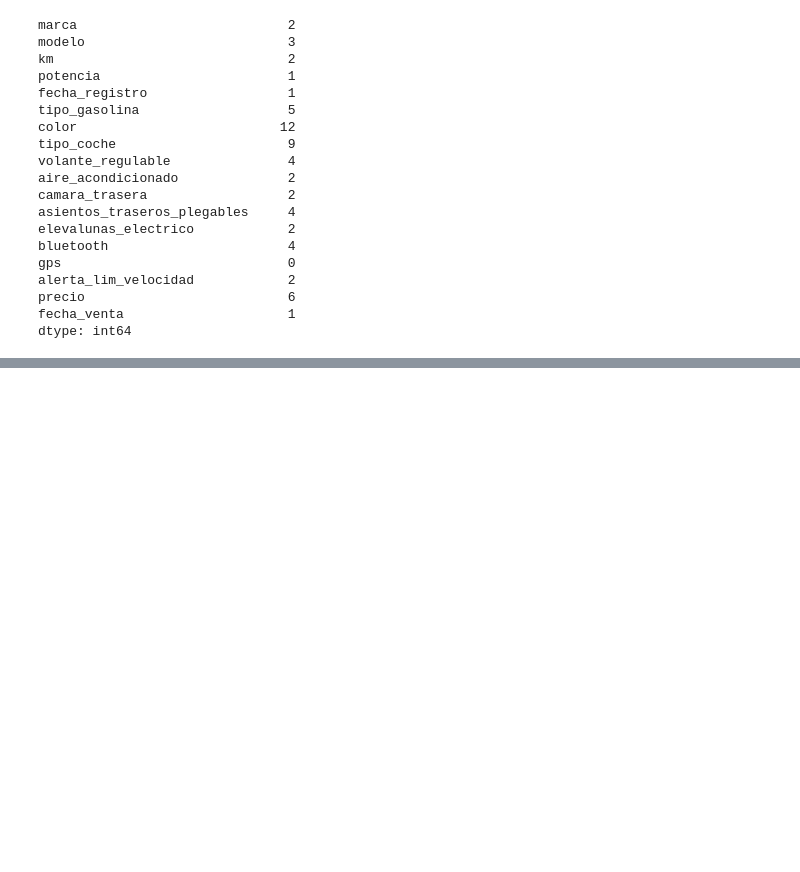
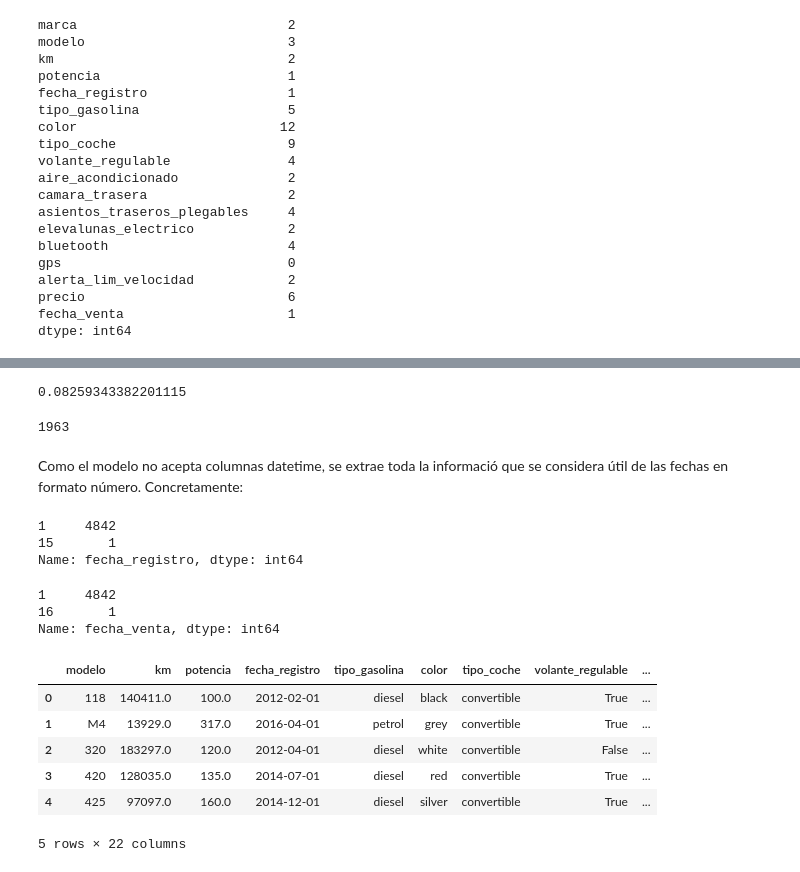
Before and after one commit to Rodrixx05/bmw-pricing, a Jupyter notebook: bmw_pricing_project.ipynb, the cells around one changed output, grey strips where cells are left out. Cells and saved outputs as stored; diff of their text form; code cells hidden in the pictures; blank space fills up the shorter version.

```diff
--- a/bmw_pricing_project.ipynb
+++ b/bmw_pricing_project.ipynb
@@ -60,0 +136,5 @@ dtype: int64
+# %%
+# Porcentaje de valores con fecha de venta superior a 8000 días a la fecha de registro
+len(date_series[date_series > 8000]) / len(date_series) * 100
+# %% [output]
+0.08259343382201115
@@ -60,0 +148,43 @@ dtype: int64
+# %%
+media_date_series
+# %% [output]
+1963
+# %%
+# Se rellenan los valores nulos
+format_df['fecha_venta'].fillna(format_df['fecha_registro'] + datetime.timedelta(days = media_date_series), inplace = True)
+# %%
+format_df['fecha_registro'].fillna(format_df['fecha_venta'] - datetime.timedelta(days = media_date_series), inplace = True)
+# %% [markdown]
+Como el modelo no acepta columnas datetime, se extrae toda la informació que se considera útil de las fechas en formato número. Concretamente:
+# %%
+# Se calcula el tiempo entre venta y registro, en días
+format_df['dias_venta_registro'] = (format_df['fecha_venta'] - format_df['fecha_registro']).dt.days
+# %%
+# En la exploración inicial se detecta que los días de la fecha siempre son el primero de mes.
+# La excepción es debido valor nulo imputado a posteriori
+format_df['fecha_registro'].dt.day.value_counts()
+# %% [output]
+1     4842
+15       1
+Name: fecha_registro, dtype: int64
+# %%
+format_df['fecha_venta'].dt.day.value_counts()
+# %% [output]
+1     4842
+16       1
+Name: fecha_venta, dtype: int64
+# %%
+# Se extrae el año y el mes. El día no se extrae debido a que no hay varianza
+for column in glob_list_date:
+    format_df[column + '_año'] = format_df[column].dt.year
+    format_df[column + '_mes'] = format_df[column].dt.month
+# %%
+format_df.head()
+# %% [output]
+|  | modelo | km | potencia | fecha_registro | tipo_gasolina | color | tipo_coche | volante_regulable | ... |
+| 0 | 118 | 140411.0 | 100.0 | 2012-02-01 | diesel | black | convertible | True | ... |
+| 1 | M4 | 13929.0 | 317.0 | 2016-04-01 | petrol | grey | convertible | True | ... |
+| 2 | 320 | 183297.0 | 120.0 | 2012-04-01 | diesel | white | convertible | False | ... |
+| 3 | 420 | 128035.0 | 135.0 | 2014-07-01 | diesel | red | convertible | True | ... |
+| 4 | 425 | 97097.0 | 160.0 | 2014-12-01 | diesel | silver | convertible | True | ... |
+5 rows × 22 columns
```
Also changed, not shown: parts of 21 cells of this notebook.
